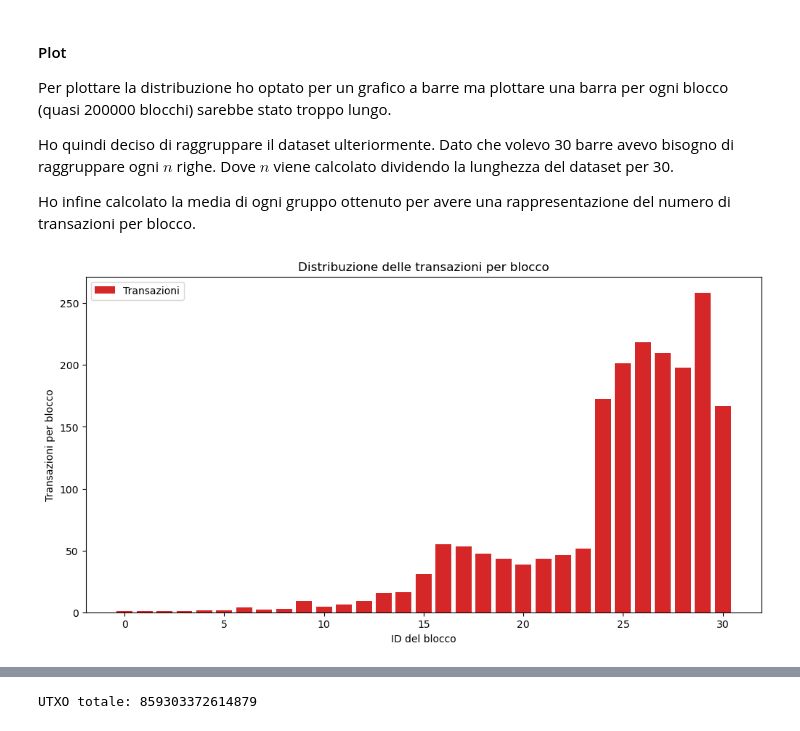
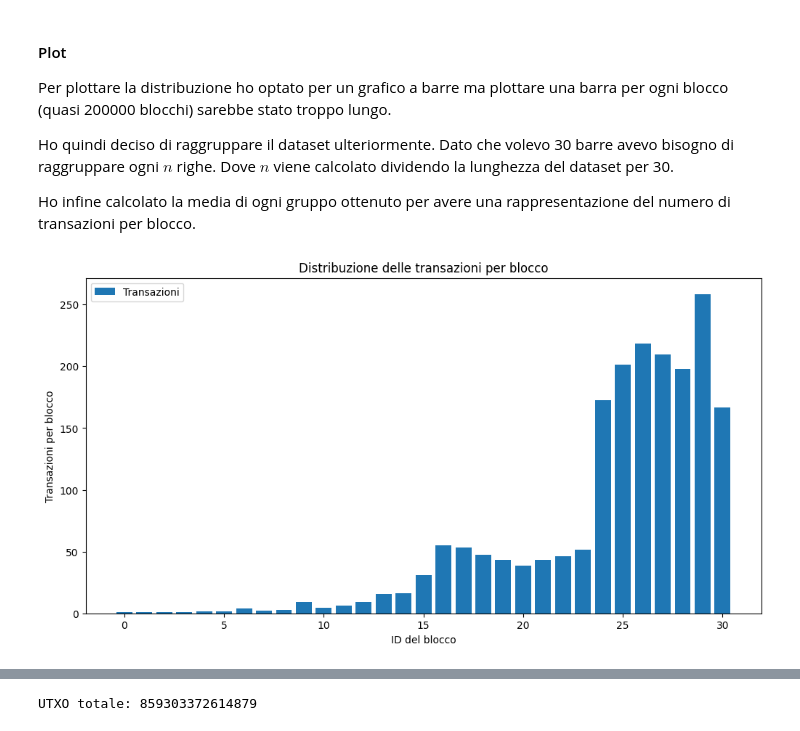
Before and after one commit to FedericoBustaffa/crafty, a Jupyter notebook: notebook.ipynb, the cells around one changed output, grey strips where cells are left out. Saved outputs shown, nothing was run; the diff lists cells and outputs as text; code cells hidden in the pictures.

```diff
--- a/notebook.ipynb
+++ b/notebook.ipynb
@@ -88,22 +88,22 @@ Ho infine calcolato la media di ogni gruppo ottenuto per avere una rappresentazi
 per blocco.
 # %%
 bins = 30
-group_size = int(len(tx_per_blk) / bins)
+group_size = len(tx_per_blk) // bins
 tx_per_blk_approx = tx_per_blk.groupby(np.arange(len(tx_per_blk)) // group_size).mean()
 
 x = tx_per_blk_approx.index.to_list()
 y = tx_per_blk_approx.values.tolist()
 
 plt.figure(figsize=(12, 6))
 plt.bar(x, y, color="tab:blue", label="Transazioni")
 
 plt.title("Distribuzione delle transazioni per blocco")
 plt.xlabel("ID del blocco")
 plt.ylabel("Transazioni per blocco")
 plt.legend()
 plt.show()
 # %% [output]
-[figure, old version]
+[figure, new version]
 # %%
 x = tx_per_blk.index.to_list()
 y = tx_per_blk.values.tolist()
```
Also changed, not shown: parts of 31 cells of this notebook, 4 other files.
